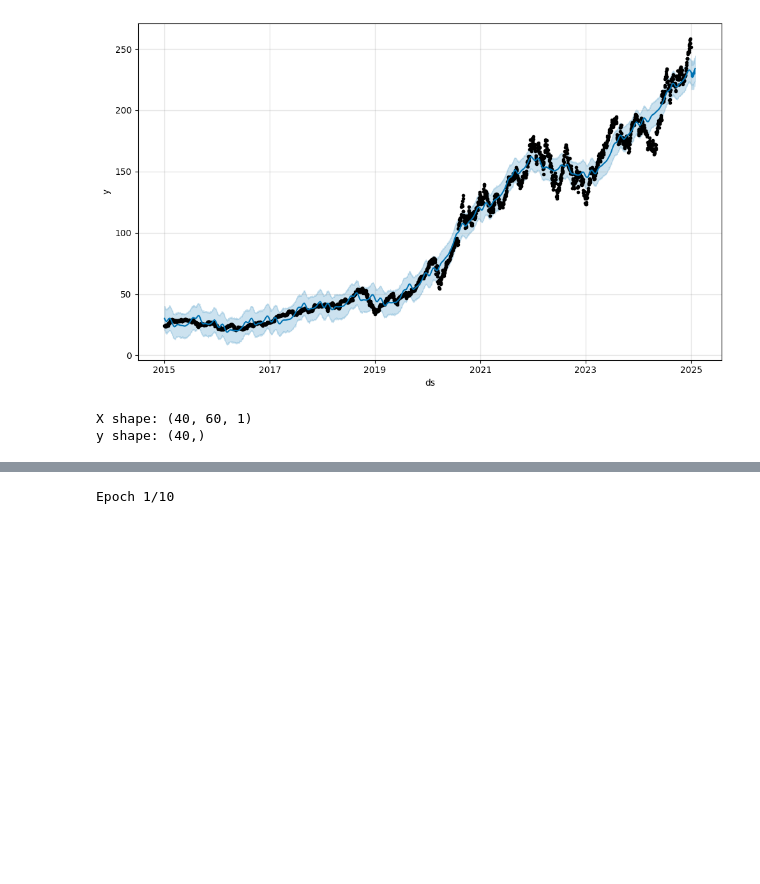
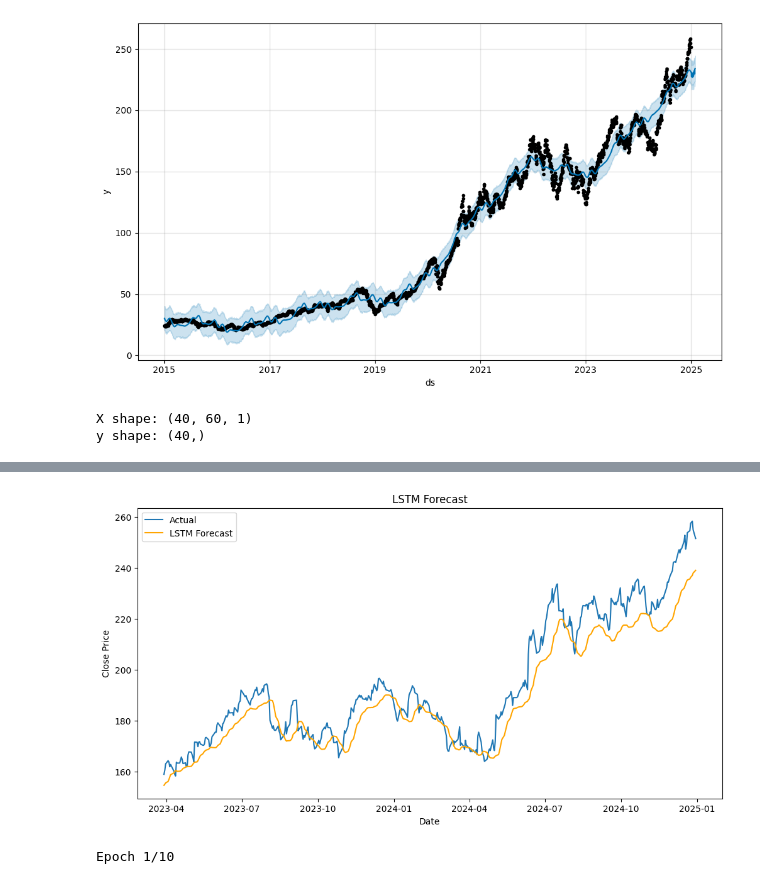
Before and after one commit to ravalisodari/Data-Science-Analtics, a Jupyter notebook: TimeSeriesForecasting.ipynb, the cells around one changed output, grey strips where cells are left out. Cells and saved outputs as stored; diff of their text form; code cells hidden in the pictures; blank space fills up the shorter version.

```diff
--- a/TimeSeriesForecasting.ipynb
+++ b/TimeSeriesForecasting.ipynb
@@ -219,0 +165,8 @@ Epoch 6/20
+# %%
+import yfinance as yf
+
+# Download historical data
+ticker = 'AAPL'
+data = yf.download(ticker, start='2015-01-01', end='2024-12-31')
+data = data[['Close']]  # Focus on closing prices
+data.dropna(inplace=True)
@@ -219,0 +176,88 @@ Epoch 6/20
+# %%
+import numpy as np
+from sklearn.preprocessing import MinMaxScaler
+from tensorflow.keras.models import Sequential
+from tensorflow.keras.layers import LSTM, Dense, Dropout
+import matplotlib.pyplot as plt
+import pandas as pd # Make sure pandas is imported
+import yfinance as yf # Make sure yfinance is imported
+from sklearn.metrics import mean_squared_error
+
+scaler = MinMaxScaler(feature_range=(0,1))
+data_scaled = scaler.fit_transform(data[['Close']])
+
+# Define the function to create sequences (if not already defined globally)
+def create_dataset(dataset, time_step=60):
+    X, Y = [], []
+    for i in range(len(dataset)-time_step-1):
+        X.append(dataset[i:(i+time_step), 0])
+        Y.append(dataset[i + time_step, 0])
+    return np.array(X), np.array(Y)
+
+# Split into train/test based on time step
+train_size = int(len(data_scaled) * 0.8)
+train_data, test_data = data_scaled[0:train_size,:], data_scaled[train_size:len(data_scaled),:1]
+
+# Create sequences for the training data
+time_step = 60
+X_train, y_train = create_dataset(train_data, time_step)
+
+# Reshape for LSTM input (samples, time_steps, features) - Using X_train here
+X_train = X_train.reshape(X_train.shape[0], X_train.shape[1], 1)
+
+# Define the LSTM model using the shape from X_train
+model = Sequential()
+# Corrected input_shape to use the actual shape of X_train
+model.add(LSTM(50, return_sequences=True, input_shape=(X_train.shape[1], 1)))
+model.add(Dropout(0.2))
+model.add(LSTM(50))
+model.add(Dropout(0.2))
+model.add(Dense(1))
+
+model.compile(optimizer='adam', loss='mean_squared_error')
+
+# Train the model using X_train and y_train
+model.fit(X_train, y_train, epochs=20, batch_size=32)
+
+
+# Create sequences for the test set inputs and outputs
+X_test_seq, y_test_actual = create_dataset(test_data, time_step)
+
+# Reshape X_test_seq for LSTM input (samples, time_steps, features)
+X_test_seq = X_test_seq.reshape(X_test_seq.shape[0], time_step, 1)
+
+
+# Make predictions for LSTM
+# Use the correctly prepared X_test_seq for prediction
+lstm_predictions = model.predict(X_test_seq)
+lstm_predictions = scaler.inverse_transform(lstm_predictions)
+
+# Inverse transform the actual test values for RMSE calculation
+y_test_actual = scaler.inverse_transform(y_test_actual.reshape(-1, 1))
+
+# Calculate RMSE for LSTM
+# Ensure the length of actual data matches the prediction length for RMSE calculation
+# Use the inverse transformed actual test values
+rmse_lstm = np.sqrt(mean_squared_error(y_test_actual, lstm_predictions))
+print(f"LSTM RMSE: {rmse_lstm}")
+
+
+# Plotting the LSTM results
+# Determine the index for plotting the test predictions
+# The predictions correspond to y_test_actual, which starts after the training data and time_step window in the test set
+test_predict_start_index = train_size + time_step + 1 # Index in original data corresponding to the first prediction
+
+plt.figure(figsize=(12, 6))
+# Plot actual test data
+plt.plot(data.index[test_predict_start_index:test_predict_start_index + len(y_test_actual)],
+         data['Close'][test_predict_start_index:test_predict_start_index + len(y_test_actual)],
+         label='Actual')
+# Plot LSTM predictions
+plt.plot(data.index[test_predict_start_index:test_predict_start_index + len(lstm_predictions)],
+         lstm_predictions, label='LSTM Forecast', color='orange')
+plt.title('LSTM Forecast')
+plt.xlabel('Date')
+plt.ylabel('Close Price')
+plt.legend()
+plt.show()
+# %% [output]
@@ -220,3 +281,4 @@ Epoch 6/20
+[figure, added]
 # %%
 import numpy as np
 from sklearn.preprocessing import MinMaxScaler
```
Also changed, not shown: parts of 5 cells of this notebook.
